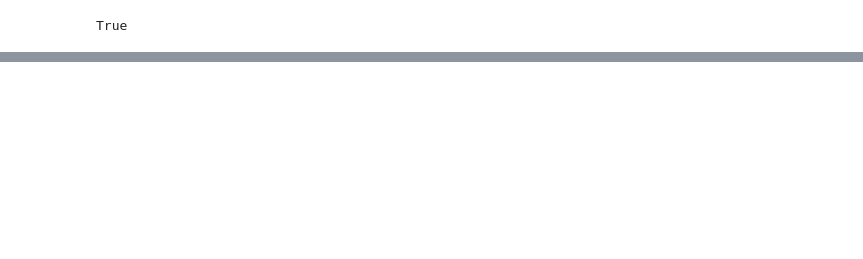
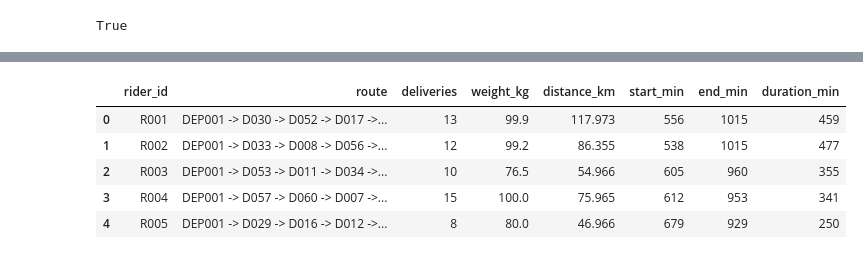
Before and after one commit to Gini-Eddie/african-logistics-intelligence, a Jupyter notebook: notebooks/phase4-route-optimization.ipynb, the cells around one changed output, grey strips where cells are left out. Drawn from its saved outputs; the diff is of its cells as text; code cells hidden in the pictures; blank space fills up the shorter version.

```diff
--- a/notebooks/phase4-route-optimization.ipynb
+++ b/notebooks/phase4-route-optimization.ipynb
@@ -508,0 +1947,76 @@ Any negative weights: False
+# %%
+# PHASE 4E: FINAL BASELINE AUDIT
+# Run after Phase 4D.14 in the same notebook.
+
+from pathlib import Path
+import pandas as pd
+import numpy as np
+
+OUTPUT_DIR = Path(OUTPUT_DIR)
+OUTPUT_DIR.mkdir(parents=True, exist_ok=True)
+
+# Load the exported results to verify that the files exist and are readable.
+files = {
+    "Phase 4D routes": OUTPUT_DIR / "phase4d_routes.csv",
+    "Phase 4D stops": OUTPUT_DIR / "phase4d_stops.csv",
+    "Phase 4D deferred": OUTPUT_DIR / "phase4d_deferred.csv",
+    "Phase 4C vs 4D comparison": OUTPUT_DIR / "phase4c_vs_phase4d.csv",
+}
+
+results = {}
+
+print("=" * 70)
+print("PHASE 4 FINAL BASELINE AUDIT")
+print("=" * 70)
+
+for name, path in files.items():
+    print(f"\n{name}")
+    print("-" * 70)
+
+    if not path.exists():
+        print(f"FILE MISSING: {path}")
+        continue
+
+    df = pd.read_csv(path)
+    results[name] = df
+
+    print(f"File: {path}")
+    print(f"Rows: {len(df)}")
+    print(f"Columns: {list(df.columns)}")
+
+    if df.empty:
+        print("WARNING: This file contains no rows.")
+    else:
+        display(df.head(5))
+
+# Summarize the Phase 4C vs Phase 4D comparison.
+comparison = results.get("Phase 4C vs 4D comparison")
+
+if comparison is not None:
+    print("\n" + "=" * 70)
+    print("PHASE 4C VS PHASE 4D COMPARISON")
+    print("=" * 70)
+
+    display(comparison)
+
+# Record the exact schema and row counts for reproducibility.
+audit_rows = []
+
+for name, path in files.items():
+    if path.exists():
+        df = results.get(name)
+        audit_rows.append({
+            "dataset": name,
+            "file": str(path),
+            "rows": len(df) if df is not None else None,
+            "columns": ", ".join(df.columns) if df is not None else None,
+        })
+
+audit_df = pd.DataFrame(audit_rows)
+audit_path = OUTPUT_DIR / "phase4_final_audit.csv"
+audit_df.to_csv(audit_path, index=False)
+
+print("\n" + "=" * 70)
+print(f"Audit inventory saved to: {audit_path}")
+print("This confirms file availability and structure, not constraint validity.")
+# %% [output]
@@ -508,0 +2032,6 @@ Any negative weights: False
+|  | rider_id | route | deliveries | weight_kg | distance_km | start_min | end_min | duration_min |
+| 0 | R001 | DEP001 -> D030 -> D052 -> D017 ->... | 13 | 99.9 | 117.973 | 556 | 1015 | 459 |
+| 1 | R002 | DEP001 -> D033 -> D008 -> D056 ->... | 12 | 99.2 | 86.355 | 538 | 1015 | 477 |
+| 2 | R003 | DEP001 -> D053 -> D011 -> D034 ->... | 10 | 76.5 | 54.966 | 605 | 960 | 355 |
+| 3 | R004 | DEP001 -> D057 -> D060 -> D007 ->... | 15 | 100.0 | 75.965 | 612 | 953 | 341 |
+| 4 | R005 | DEP001 -> D029 -> D016 -> D012 ->... | 8 | 80.0 | 46.966 | 679 | 929 | 250 |
```
Also changed, not shown: parts of 49 cells of this notebook, 34 other files.
